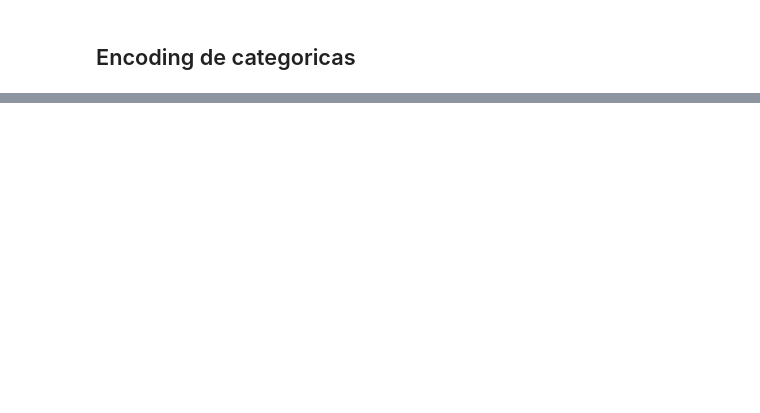
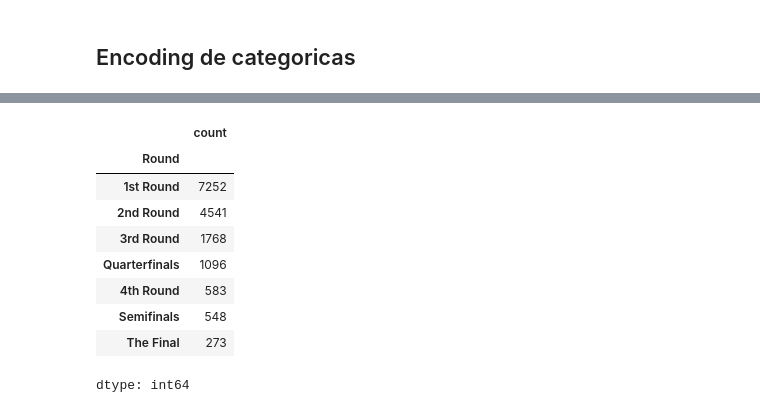
Before and after one commit to ichiP245/my-next-soderling, a Jupyter notebook: Notebooks/EDA&FeatureEngineering.ipynb, the cells around one changed output, grey strips where cells are left out. Drawn from its saved outputs; the diff is of its cells as text; code cells hidden in the pictures; blank space fills up the shorter version.

```diff
--- a/Notebooks/EDA&FeatureEngineering.ipynb
+++ b/Notebooks/EDA&FeatureEngineering.ipynb
@@ -359,10 +168,0 @@ Dias desde el ultimo partido
-# %%
-def dias_desde_ultimo_partido(group):
-    resultados = []
-    for current_match_date in group['Fecha']:
-        partidos_anteriores = group['Fecha'][group['Fecha'] < current_match_date]
-        if partidos_anteriores.empty:
-            resultados.append(pd.NA)  # Primer partido, no hay referencia
-        else:
-            resultados.append((current_match_date - partidos_anteriores.max()).days)
-    return pd.Series(resultados, index=group.index)
@@ -391,0 +209,15 @@ Record en cada superficie, previo al partido
+# %%
+FEATURE_COLS = ['winrate_5', 'winrate_10', "wins_before", "win_pct_before", 'sets_5d', 'sets_30d', 'partidos_365d', 'dias_ultimo_partido', 'racha_victorias']
+
+# Hacemos un inner join entre el df de matches_long y la columna de jugadores A del df en base al id del partido y el nombre del jugador A
+feats_A = (matches_long.merge(df[['Unnamed: 0', 'playerA']], left_on=['Unnamed: 0', 'Player'], right_on=['Unnamed: 0', 'playerA'])
+    [['Unnamed: 0'] + FEATURE_COLS].rename(columns={c: f'{c}_A' for c in FEATURE_COLS})) # (aca renombramos las columnas agregandole que son del jugador A)
+
+# Hacemos un inner join entre el df de matches_long y la columna de jugadores B del df en base al id del partido y el nombre del jugador B
+feats_B = (matches_long.merge(df[['Unnamed: 0', 'playerB']], left_on=['Unnamed: 0', 'Player'], right_on=['Unnamed: 0', 'playerB'])
+    [['Unnamed: 0'] + FEATURE_COLS].rename(columns={c: f'{c}_B' for c in FEATURE_COLS}))
+
+# Mergeamos el df original con un left join con cada df de estadisticas: primero con el de A, despues con el de B
+# Como feats_A y feats_B tienen la misma cantidad de filas que el df original (una por cada jugador A o jugador B) -> todo se une bien
+df = df.merge(feats_A, on='Unnamed: 0', how='left')
+df = df.merge(feats_B, on='Unnamed: 0', how='left')
@@ -392,3 +226,11 @@ Record en cada superficie, previo al partido
+# %%
+df['diff_winrate_5'] = (df['winrate_5_A'] - df['winrate_5_B'])
+df['diff_winrate_10'] = (df['winrate_10_A'] - df['winrate_10_B'])
+df['diff_win_pct_before'] = (df['win_pct_before_A'] - df['win_pct_before_B'])
+df['diff_sets_5d'] = (df['sets_5d_A'] - df['sets_5d_B'])
+df['diff_sets_30d'] = (df['sets_30d_A'] - df['sets_30d_B'])
+df['diff_dias_ultimo_partido'] = (df['dias_ultimo_partido_A'] - df['dias_ultimo_partido_B'])
+df['diff_partidos_365d'] = (df['partidos_365d_A'] - df['partidos_365d_B'])
 # %% [markdown]
 Cantidad de partidos previos entre ambos
 # %%
@@ -417,0 +274,7 @@ is_best_of_5
+# %%
+from sklearn.preprocessing import OrdinalEncoder # Ordinal Encoder -> con valores de 0 a n cantidad de variables
+
+oe = OrdinalEncoder(categories=[['ATP250', 'ATP500', 'Masters 1000', 'Grand Slam']])
+series_oe = oe.fit_transform(df[['Series']])
+series_oe = pd.DataFrame(series_oe, columns=['series_level_oe'])
+df = pd.concat([df, series_oe], axis=1)
@@ -417,0 +285,13 @@ is_best_of_5
+# %%
+df['Round'].value_counts()
+# %% [output]
+|  | count |
+| Round |  |
+| 1st Round | 7252 |
+| 2nd Round | 4541 |
+| 3rd Round | 1768 |
+| Quarterfinals | 1096 |
+| 4th Round | 583 |
+| Semifinals | 548 |
+| The Final | 273 |
+dtype: int64
```
Also changed, not shown: parts of 45 cells of this notebook.
